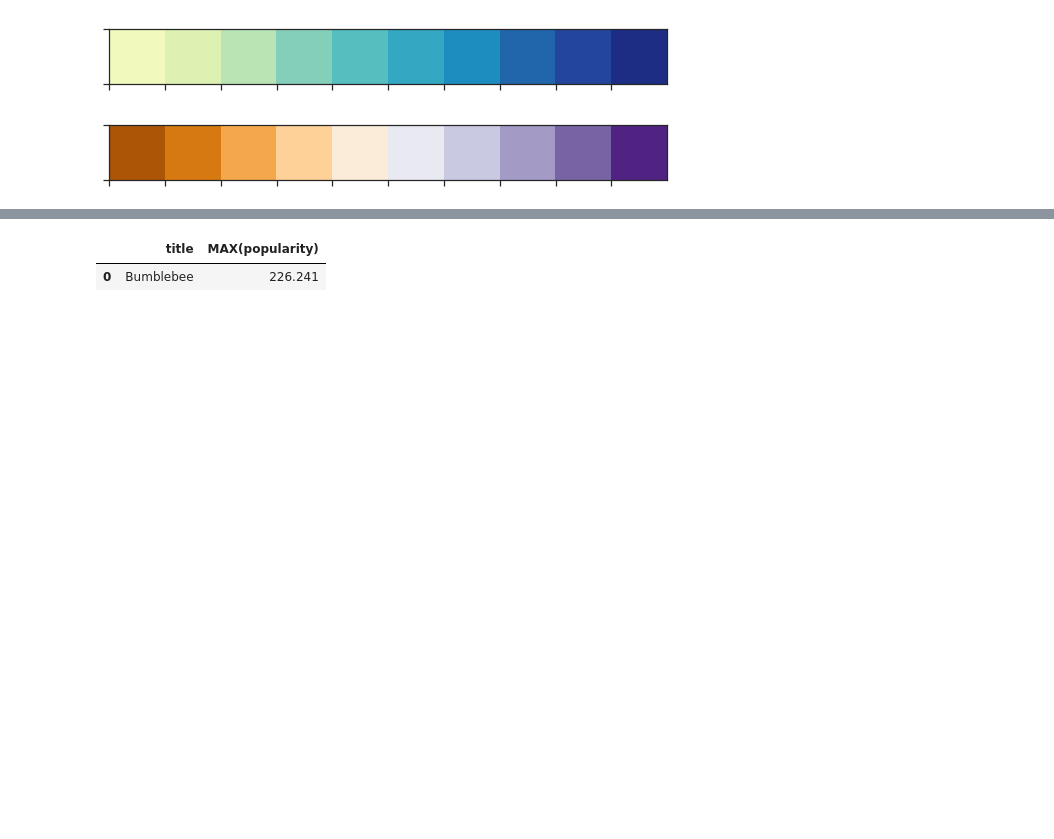
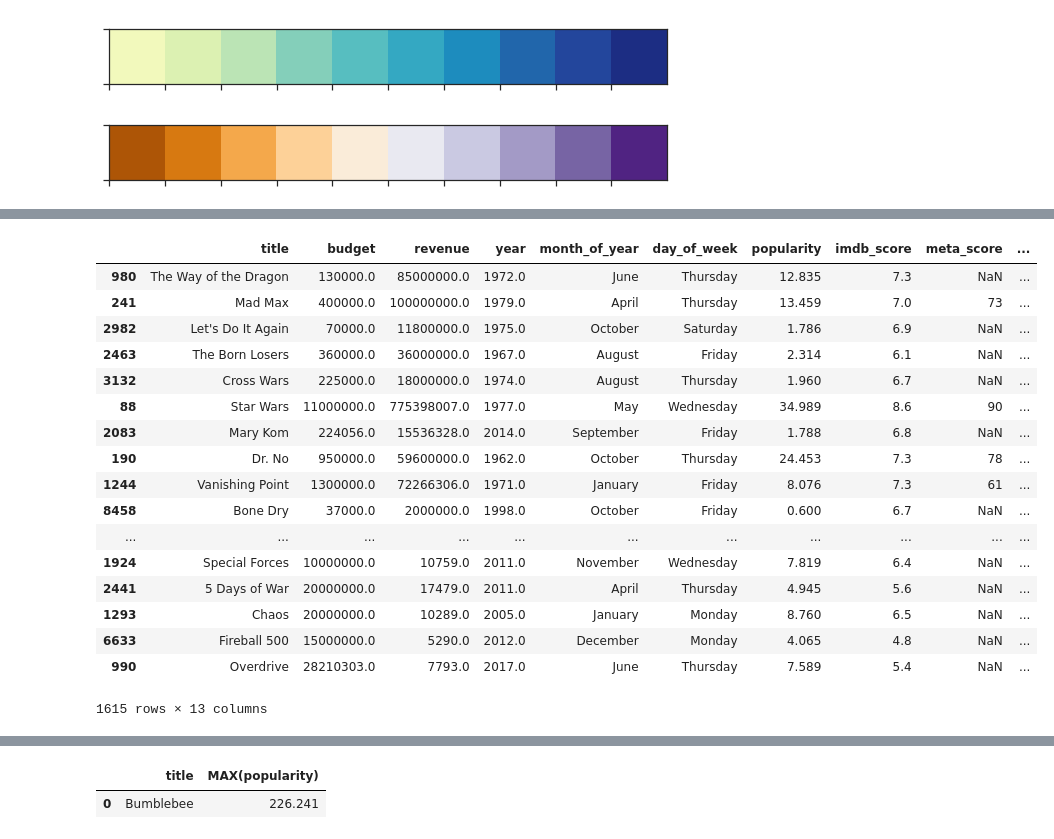
Before and after one commit to whohuhwhat/mod1_movies, a Jupyter notebook: Data_Wrangling_Database_Creation.ipynb, the cells around one changed output, grey strips where cells are left out. Saved outputs shown, nothing was run; the diff lists cells and outputs as text; code cells hidden in the pictures; blank space fills up the shorter version.

```diff
--- a/Data_Wrangling_Database_Creation.ipynb
+++ b/Data_Wrangling_Database_Creation.ipynb
@@ -79,7 +173,8 @@ tmdb_df["day_of_week"] = tmdb_df["release_date"].dt.day_name()
 # %%
 tmdb_df = tmdb_df.drop(["release_date"], axis=1)
 # %%
-tmdb_df_revenue = tmdb_df[tmdb_df["revenue"].notnull()][["title", "budget", "revenue", "runtime", "year",
-                        "month_of_year", "day_of_week", "popularity", "imdb_score", "meta_score"]].sort_values("popularity", ascending = False)
+tmdb_df_revenue = tmdb_df[tmdb_df["revenue"].notnull()][["title", "budget", "revenue", "year",
+                        "month_of_year", "day_of_week", "popularity", "imdb_score", "meta_score",
+                            "production_companies", "director_name", "leading_actor_name"]]
 
 tmdb_df_revenue = tmdb_df_revenue.dropna(subset=["budget"])
@@ -85,0 +187,21 @@ tmdb_df_revenue = tmdb_df_revenue.dropna(subset=["budget"])
+# %%
+tmdb_df_revenue.sort_values("roi", ascending = False)
+# %% [output]
+|  | title | budget | revenue | year | month_of_year | day_of_week | popularity | imdb_score | meta_score | ... |
+| 980 | The Way of the Dragon | 130000.0 | 85000000.0 | 1972.0 | June | Thursday | 12.835 | 7.3 | NaN | ... |
+| 241 | Mad Max | 400000.0 | 100000000.0 | 1979.0 | April | Thursday | 13.459 | 7.0 | 73 | ... |
+| 2982 | Let's Do It Again | 70000.0 | 11800000.0 | 1975.0 | October | Saturday | 1.786 | 6.9 | NaN | ... |
+| 2463 | The Born Losers | 360000.0 | 36000000.0 | 1967.0 | August | Friday | 2.314 | 6.1 | NaN | ... |
+| 3132 | Cross Wars | 225000.0 | 18000000.0 | 1974.0 | August | Thursday | 1.960 | 6.7 | NaN | ... |
+| 88 | Star Wars | 11000000.0 | 775398007.0 | 1977.0 | May | Wednesday | 34.989 | 8.6 | 90 | ... |
+| 2083 | Mary Kom | 224056.0 | 15536328.0 | 2014.0 | September | Friday | 1.788 | 6.8 | NaN | ... |
+| 190 | Dr. No | 950000.0 | 59600000.0 | 1962.0 | October | Thursday | 24.453 | 7.3 | 78 | ... |
+| 1244 | Vanishing Point | 1300000.0 | 72266306.0 | 1971.0 | January | Friday | 8.076 | 7.3 | 61 | ... |
+| 8458 | Bone Dry | 37000.0 | 2000000.0 | 1998.0 | October | Friday | 0.600 | 6.7 | NaN | ... |
+| ... | ... | ... | ... | ... | ... | ... | ... | ... | ... | ... |
+| 1924 | Special Forces | 10000000.0 | 10759.0 | 2011.0 | November | Wednesday | 7.819 | 6.4 | NaN | ... |
+| 2441 | 5 Days of War | 20000000.0 | 17479.0 | 2011.0 | April | Thursday | 4.945 | 5.6 | NaN | ... |
+| 1293 | Chaos | 20000000.0 | 10289.0 | 2005.0 | January | Monday | 8.760 | 6.5 | NaN | ... |
+| 6633 | Fireball 500 | 15000000.0 | 5290.0 | 2012.0 | December | Monday | 4.065 | 4.8 | NaN | ... |
+| 990 | Overdrive | 28210303.0 | 7793.0 | 2017.0 | June | Thursday | 7.589 | 5.4 | NaN | ... |
+1615 rows × 13 columns
```
Also changed, not shown: parts of 19 cells of this notebook, 3 other files.
